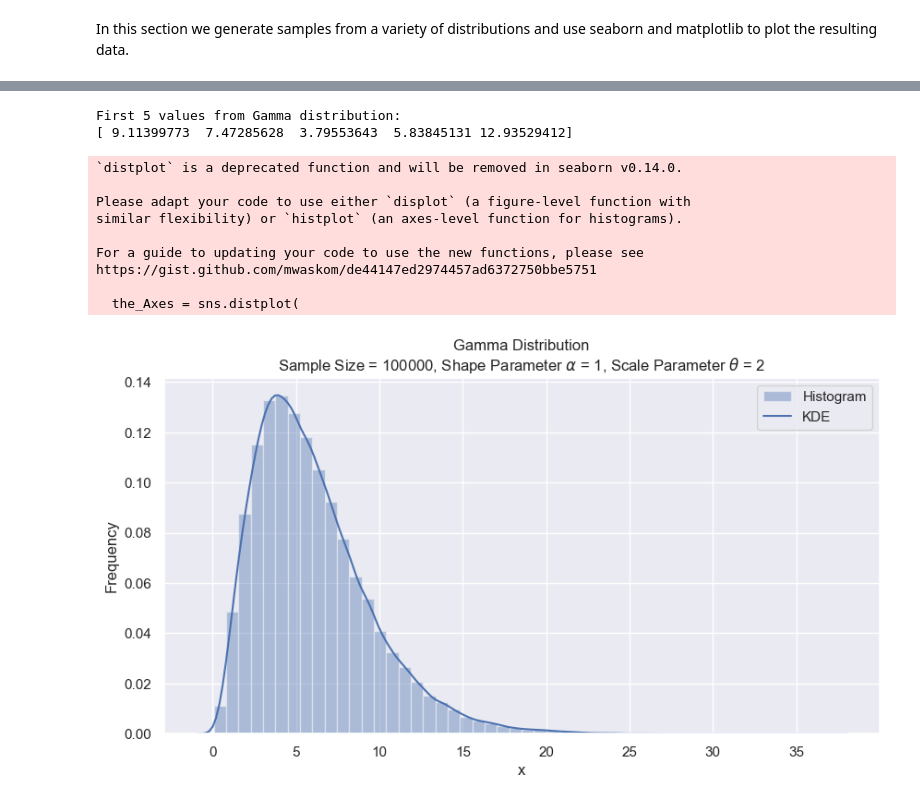
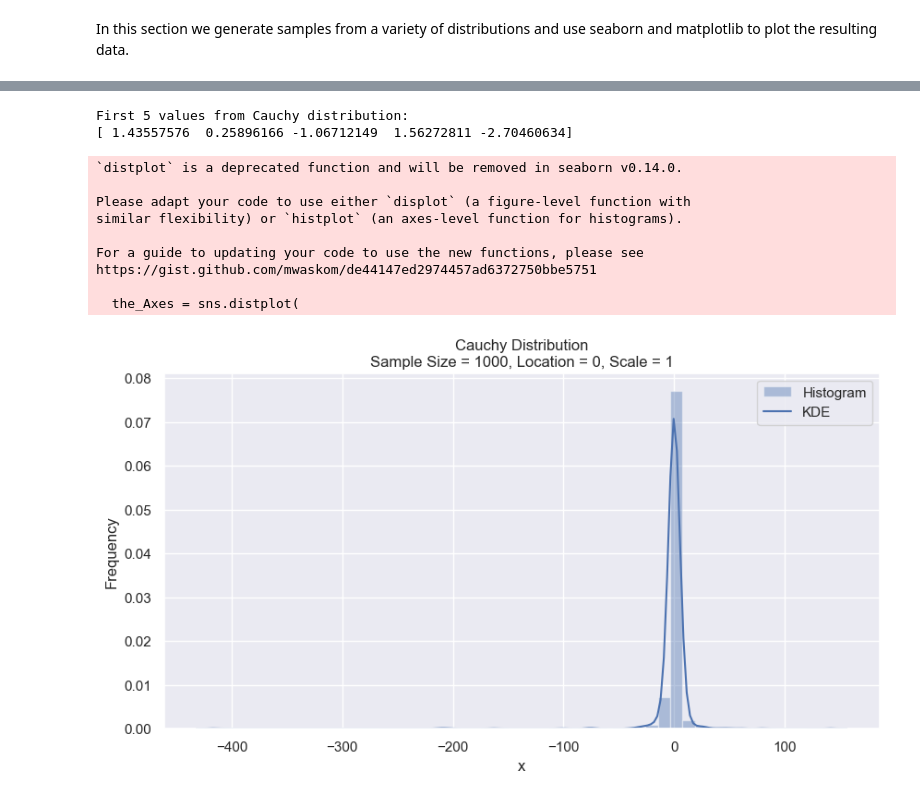
Before and after one commit to tslever/Tom_Levers_Public_Git_Repository, a Jupyter notebook: UVA/5--Bayesian_Machine_Learning/Probabilities_Likelihoods_And_Bayes_Theorem.ipynb, the cells around one changed output, grey strips where cells are left out. Cells and saved outputs as stored; diff of their text form; code cells hidden in the pictures.

```diff
--- a/UVA/5--Bayesian_Machine_Learning/Probabilities_Likelihoods_And_Bayes_Theorem.ipynb
+++ b/UVA/5--Bayesian_Machine_Learning/Probabilities_Likelihoods_And_Bayes_Theorem.ipynb
@@ -316,45 +372,45 @@ https://gist.github.com/mwaskom/de44147ed2974457ad6372750bbe5751
 # %%
-from scipy.stats import gamma
-sample_size = 100000
-shape_parameter_alpha = 3
-scale_parameter_theta = 2
-array_of_Gamma_distributed_numbers = gamma.rvs(
+from scipy.stats import cauchy
+sample_size = 1000
+location = 0
+scale = 1
+array_of_Cauchy_distributed_numbers = cauchy.rvs(
     size = sample_size,
-    a = shape_parameter_alpha,
-    scale = scale_parameter_theta
+    loc = location,
+    scale = scale
 )
-print("First 5 values from Gamma distribution:")
-print(array_of_Gamma_distributed_numbers[0:5])
+print("First 5 values from Cauchy distribution:")
+print(array_of_Cauchy_distributed_numbers[0:5])
 import seaborn as sns
 sns.set(color_codes = True)
 sns.set(rc = {'figure.figsize': (10, 5)})
 the_Axes = sns.distplot(
-    a = array_of_Gamma_distributed_numbers,
+    a = array_of_Cauchy_distributed_numbers,
     kde_kws = {"label": "KDE"},
     hist_kws = {"label": "Histogram"}
 )
 the_Axes.set(
     xlabel = "x",
     ylabel = "Frequency",
     title = (
-        "Gamma Distribution"
-        + f"\nSample Size = {sample_size}, Shape Parameter " + r"$\alpha$" + f" = {alpha}, Scale Parameter " + r"$\theta$" + f" = {scale_parameter_theta}"
+        "Cauchy Distribution"
+        + f"\nSample Size = {sample_size}, Location = {location}, Scale = {scale}"
     )
 )
 import matplotlib.pyplot as plt
 plt.legend()
-plt.savefig("Gamma_Distribution.png")
+plt.savefig("Cauchy_Distribution.png")
 plt.show()
 # %% [output]
-First 5 values from Gamma distribution:
-[ 9.11399773  7.47285628  3.79553643  5.83845131 12.93529412]
+First 5 values from Cauchy distribution:
+[ 1.43557576  0.25896166 -1.06712149  1.56272811 -2.70460634]
 `distplot` is a deprecated function and will be removed in seaborn v0.14.0.
 
 Please adapt your code to use either `displot` (a figure-level function with
 similar flexibility) or `histplot` (an axes-level function for histograms).
 
 For a guide to updating your code to use the new functions, please see
 https://gist.github.com/mwaskom/de44147ed2974457ad6372750bbe5751
 
   the_Axes = sns.distplot(
-[figure, old version]
+[figure, new version]
```
Also changed, not shown: parts of 10 cells of this notebook, 9 other files.
